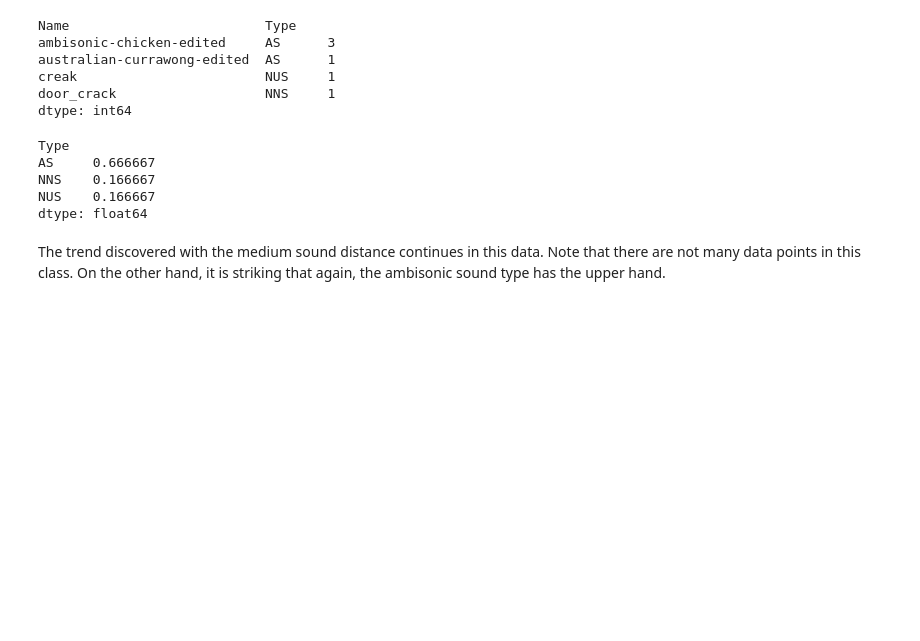
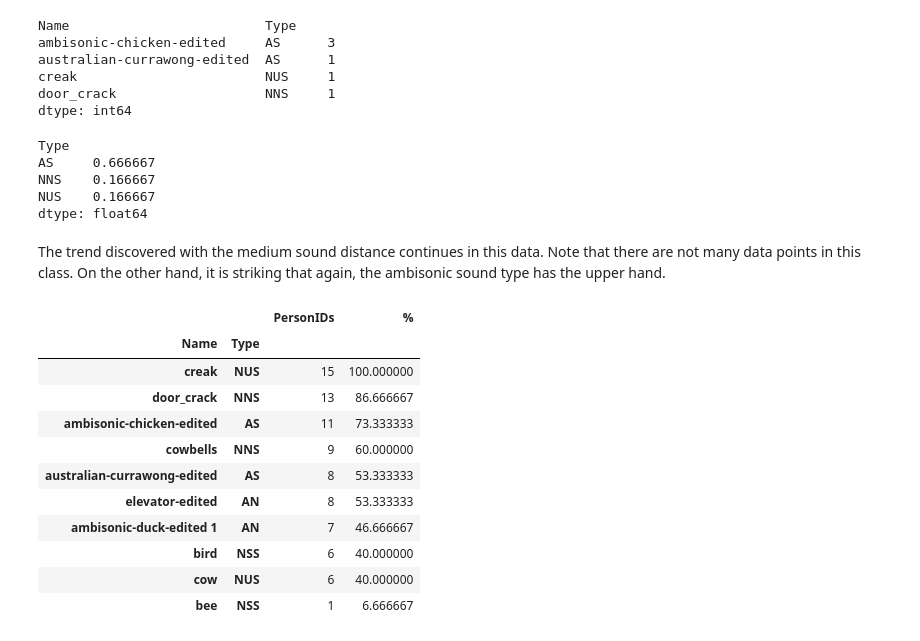
Before and after one commit to FreekDS/Analysis-Spatial-Audio-In-VR, a Jupyter notebook: spatial-audio-analysis.ipynb, the cells around one changed output. Drawn from its saved outputs; the diff is of its cells as text; code cells hidden in the pictures; blank space fills up the shorter version.

Commit message:
Update: get more data from datasets

```diff
--- a/spatial-audio-analysis.ipynb
+++ b/spatial-audio-analysis.ipynb
@@ -488,3 +488,25 @@ dtype: float64
 The trend discovered with the medium sound distance continues in this data.
 Note that there are not many data points in this class.
 On the other hand, it is striking that again, the ambisonic sound type has the upper hand.
+# %%
+def by_sound_analysis(cdf):
+    by_sound = cdf[['PersonID', 'Name', 'Type']]
+    by_sound = by_sound.drop_duplicates()
+    by_sound = by_sound.groupby(['Name', 'Type']).count().sort_values('PersonID', ascending=False).rename(columns={'PersonID': 'PersonIDs'})
+    by_sound['%'] = by_sound['PersonIDs'].apply(lambda x: x / float(total_participants) * 100)
+    return by_sound
+# %%
+by_sound_analysis(all_sfx_data).head(10)
+# %% [output]
+|  |  | PersonIDs | % |
+| Name | Type |  |  |
+| creak | NUS | 15 | 100.000000 |
+| door_crack | NNS | 13 | 86.666667 |
+| ambisonic-chicken-edited | AS | 11 | 73.333333 |
+| cowbells | NNS | 9 | 60.000000 |
+| australian-currawong-edited | AS | 8 | 53.333333 |
+| elevator-edited | AN | 8 | 53.333333 |
+| ambisonic-duck-edited 1 | AN | 7 | 46.666667 |
+| bird | NSS | 6 | 40.000000 |
+| cow | NUS | 6 | 40.000000 |
+| bee | NSS | 1 | 6.666667 |
```
Also changed, not shown: parts of 9 cells of this notebook.
